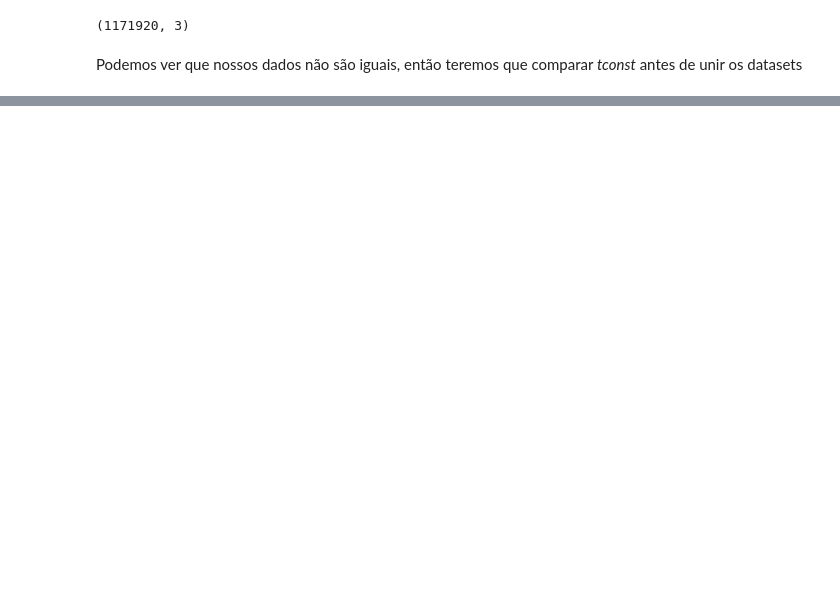
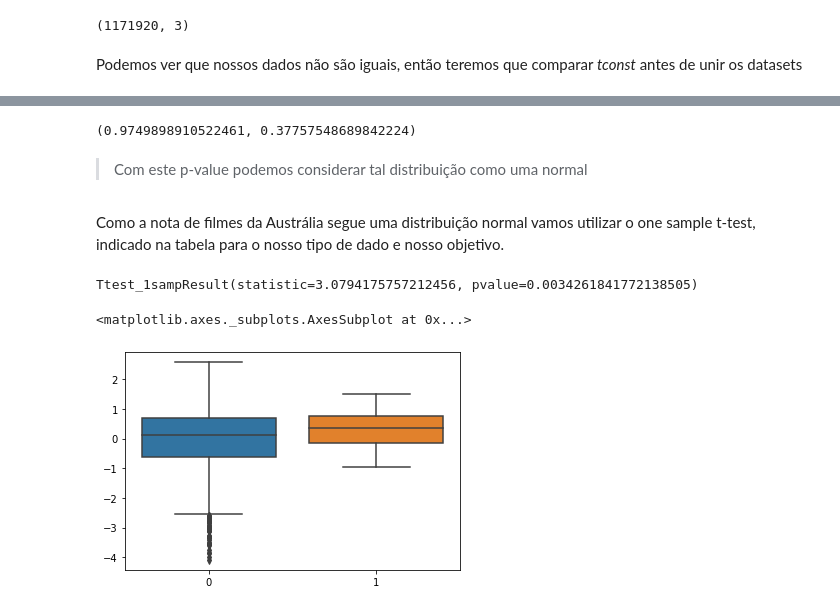
Before and after one commit to danielcti/data-science-project, a Jupyter notebook: dataVisualizationNetflix.ipynb, the cells around one changed output, grey strips where cells are left out. Drawn from its saved outputs; the diff is of its cells as text; code cells hidden in the pictures; blank space fills up the shorter version.

```diff
--- a/dataVisualizationNetflix.ipynb
+++ b/dataVisualizationNetflix.ipynb
@@ -794,0 +799,4 @@ Podemos ver que nossos dados não são iguais, então teremos que comparar *tcon
+# %%
+df_inner = pd.merge(dfNotas, dfTitles, on='tconst', how='inner')
+
+df_inner
@@ -794,0 +819,2 @@ Podemos ver que nossos dados não são iguais, então teremos que comparar *tcon
+# %%
+juntaTD = pd.merge(df_inner.loc[:,['averageRating', 'numVotes','primaryTitle']], df, left_on='primaryTitle', right_on='title', how='inner')
@@ -794,0 +829,3 @@ Podemos ver que nossos dados não são iguais, então teremos que comparar *tcon
+# %%
+juntaTD.drop_duplicates(subset =['primaryTitle'], keep = False, inplace = True)
+juntaTD.head(10)
@@ -794,0 +904,2 @@ Podemos ver que nossos dados não são iguais, então teremos que comparar *tcon
+# %%
+juntaTD['averageRating_NORM'] = scaler.fit_transform(juntaTD[['averageRating']])
@@ -794,0 +945,19 @@ Podemos ver que nossos dados não são iguais, então teremos que comparar *tcon
+# %%
+stats.shapiro(juntaTD[juntaTD['main_country'] == 'Australia']['averageRating_NORM'])
+# %% [output]
+(0.9749898910522461, 0.37757548689842224)
+# %% [markdown]
+> Com este p-value podemos considerar tal distribuição como uma normal
+# %% [markdown]
+Como a nota de filmes da Austrália segue uma distribuição normal vamos utilizar o one sample t-test, indicado na tabela para o nosso tipo de dado e nosso objetivo.
+# %%
+stats.ttest_1samp(juntaTD[juntaTD['main_country'] == 'Australia']['averageRating_NORM'], juntaTD1['averageRating_NORM'].mean())
+# %% [output]
+Ttest_1sampResult(statistic=3.0794175757212456, pvalue=0.0034261841772138505)
+# %%
+dataA = juntaTD.loc[juntaTD.main_country == 'Australia',['averageRating_NORM']]
+dataM = juntaTD['averageRating_NORM']
+sns.boxplot(data=[dataM, dataA])
+# %% [output]
+<matplotlib.axes._subplots.AxesSubplot at 0x...>
+[figure, added]
```
Also changed, not shown: parts of 43 cells of this notebook.
